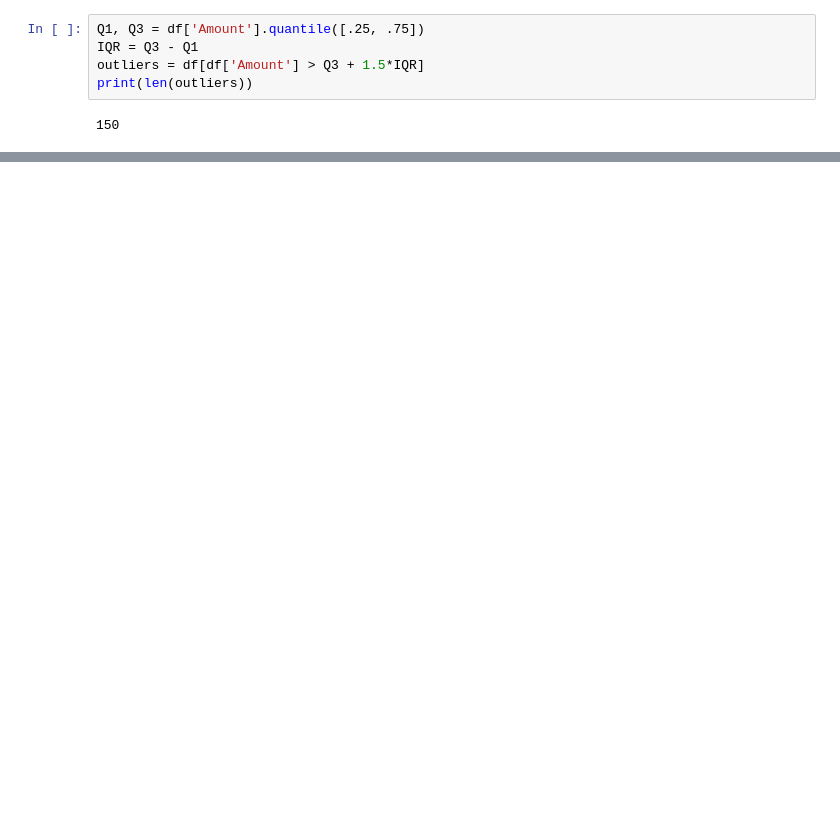
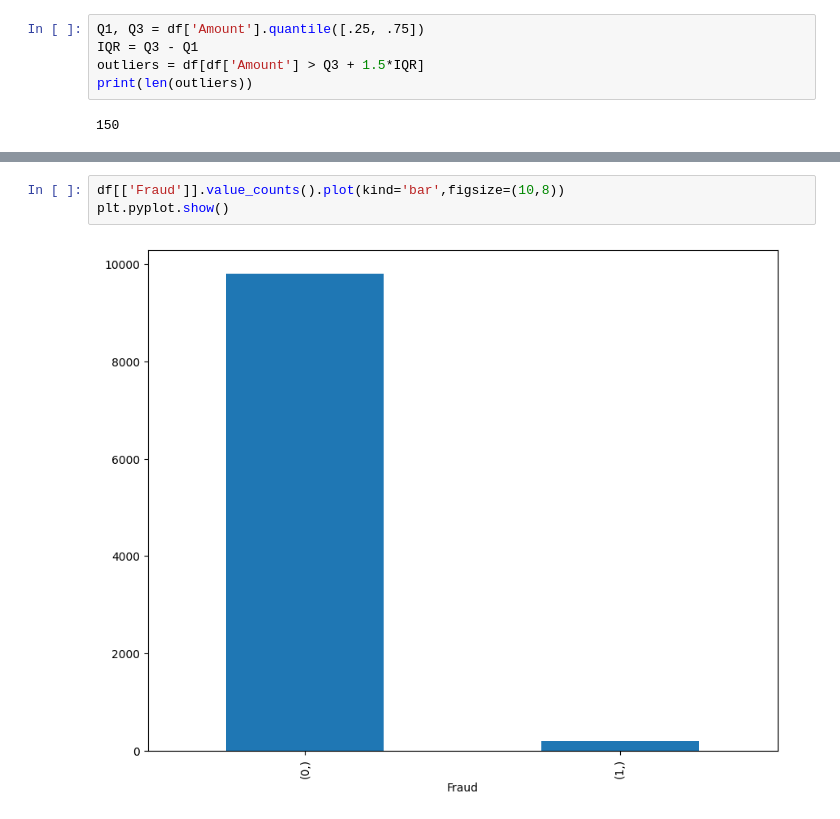
Before and after one commit to nakato156/TP-ML, a Jupyter notebook: notebooks/explore.ipynb, the cells around one changed output, grey strips where cells are left out. Drawn from its saved outputs; the diff is of its cells as text; blank space fills up the shorter version.

```diff
--- a/notebooks/explore.ipynb
+++ b/notebooks/explore.ipynb
@@ -65,0 +112,5 @@ print(len(outliers))
+# %%
+df[['Fraud']].value_counts().plot(kind='bar',figsize=(10,8))
+plt.pyplot.show()
+# %% [output]
+[figure, added]
```
Also changed, not shown: parts of 7 cells of this notebook, 1 other file.
